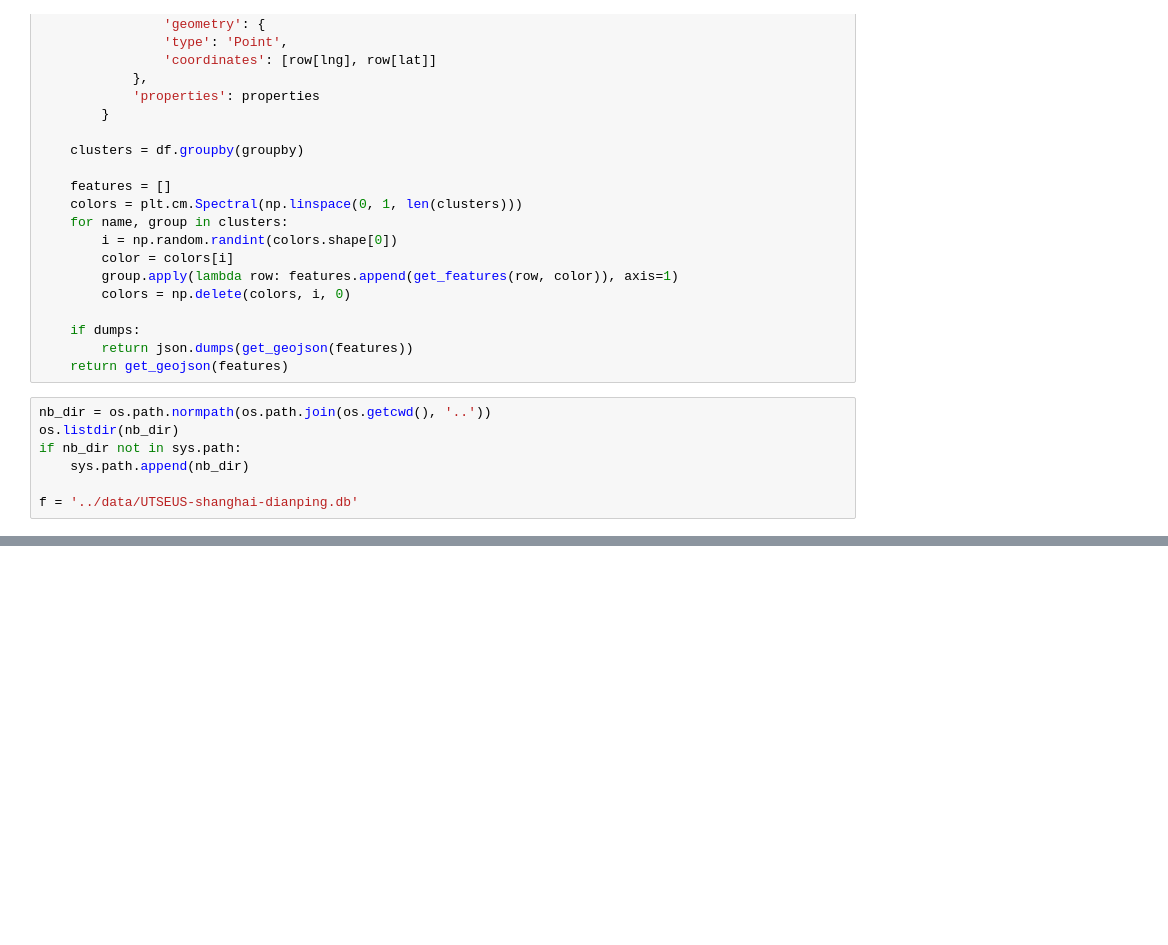
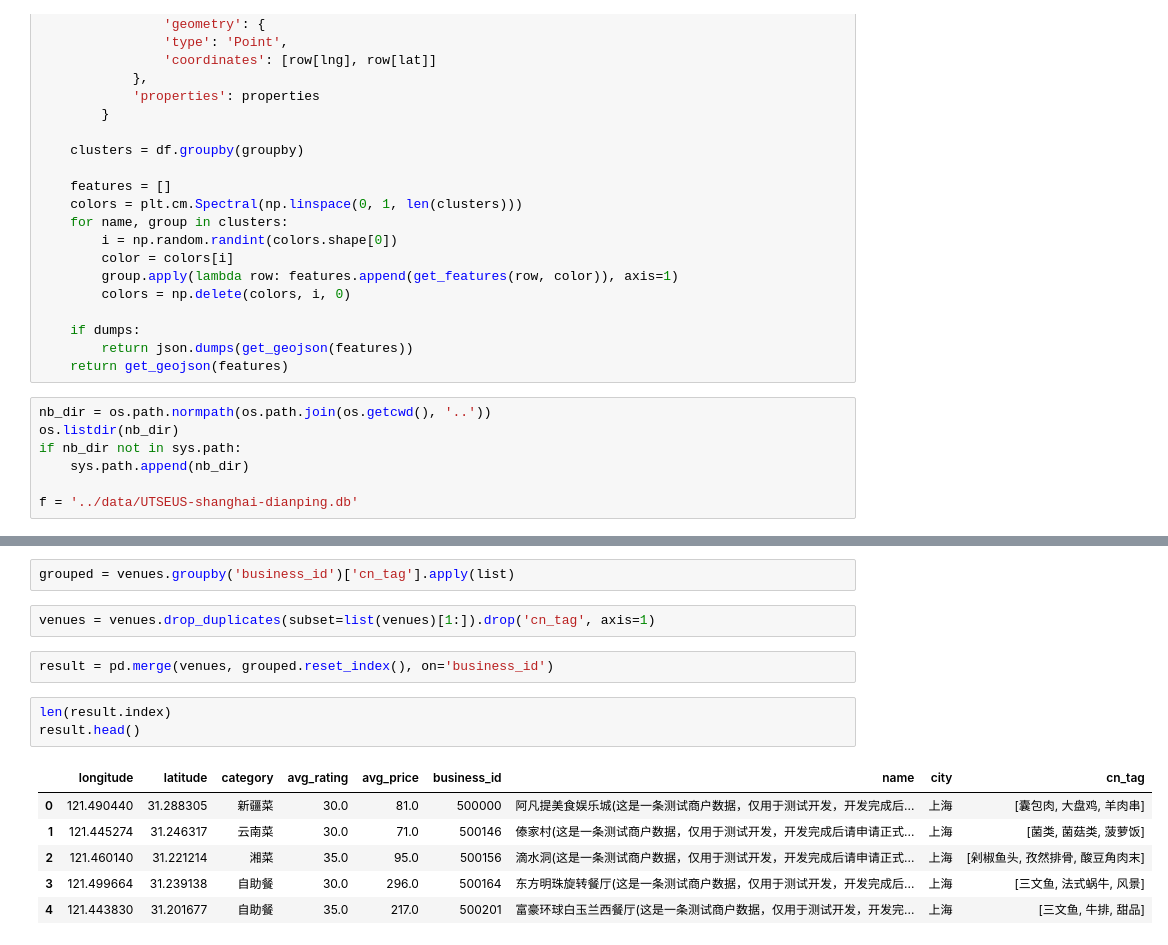
Before and after one commit to sylvainma/Explorify, a Jupyter notebook: notebooks/dianping-data-exploration.ipynb, the cells around one changed output, grey strips where cells are left out. Cells and saved outputs as stored; diff of their text form; blank space fills up the shorter version.

```diff
--- a/notebooks/dianping-data-exploration.ipynb
+++ b/notebooks/dianping-data-exploration.ipynb
@@ -98,0 +99,16 @@ venues.head()
+# %%
+grouped = venues.groupby('business_id')['cn_tag'].apply(list)
+# %%
+venues = venues.drop_duplicates(subset=list(venues)[1:]).drop('cn_tag', axis=1)
+# %%
+result = pd.merge(venues, grouped.reset_index(), on='business_id')
+# %%
+len(result.index)
+result.head()
+# %% [output]
+|  | longitude | latitude | category | avg_rating | avg_price | business_id | name | city | cn_tag |
+| 0 | 121.490440 | 31.288305 | 新疆菜 | 30.0 | 81.0 | 500000 | 阿凡提美食娱乐城(这是一条测试商户数据，仅用于测试开发，开发完成后... | 上海 | [囊包肉, 大盘鸡, 羊肉串] |
+| 1 | 121.445274 | 31.246317 | 云南菜 | 30.0 | 71.0 | 500146 | 傣家村(这是一条测试商户数据，仅用于测试开发，开发完成后请申请正式... | 上海 | [菌类, 菌菇类, 菠萝饭] |
+| 2 | 121.460140 | 31.221214 | 湘菜 | 35.0 | 95.0 | 500156 | 滴水洞(这是一条测试商户数据，仅用于测试开发，开发完成后请申请正式... | 上海 | [剁椒鱼头, 孜然排骨, 酸豆角肉末] |
+| 3 | 121.499664 | 31.239138 | 自助餐 | 30.0 | 296.0 | 500164 | 东方明珠旋转餐厅(这是一条测试商户数据，仅用于测试开发，开发完成后... | 上海 | [三文鱼, 法式蜗牛, 风景] |
+| 4 | 121.443830 | 31.201677 | 自助餐 | 35.0 | 217.0 | 500201 | 富豪环球白玉兰西餐厅(这是一条测试商户数据，仅用于测试开发，开发完... | 上海 | [三文鱼, 牛排, 甜品] |
```
Also changed, not shown: parts of 3 cells of this notebook, 1 other file.
